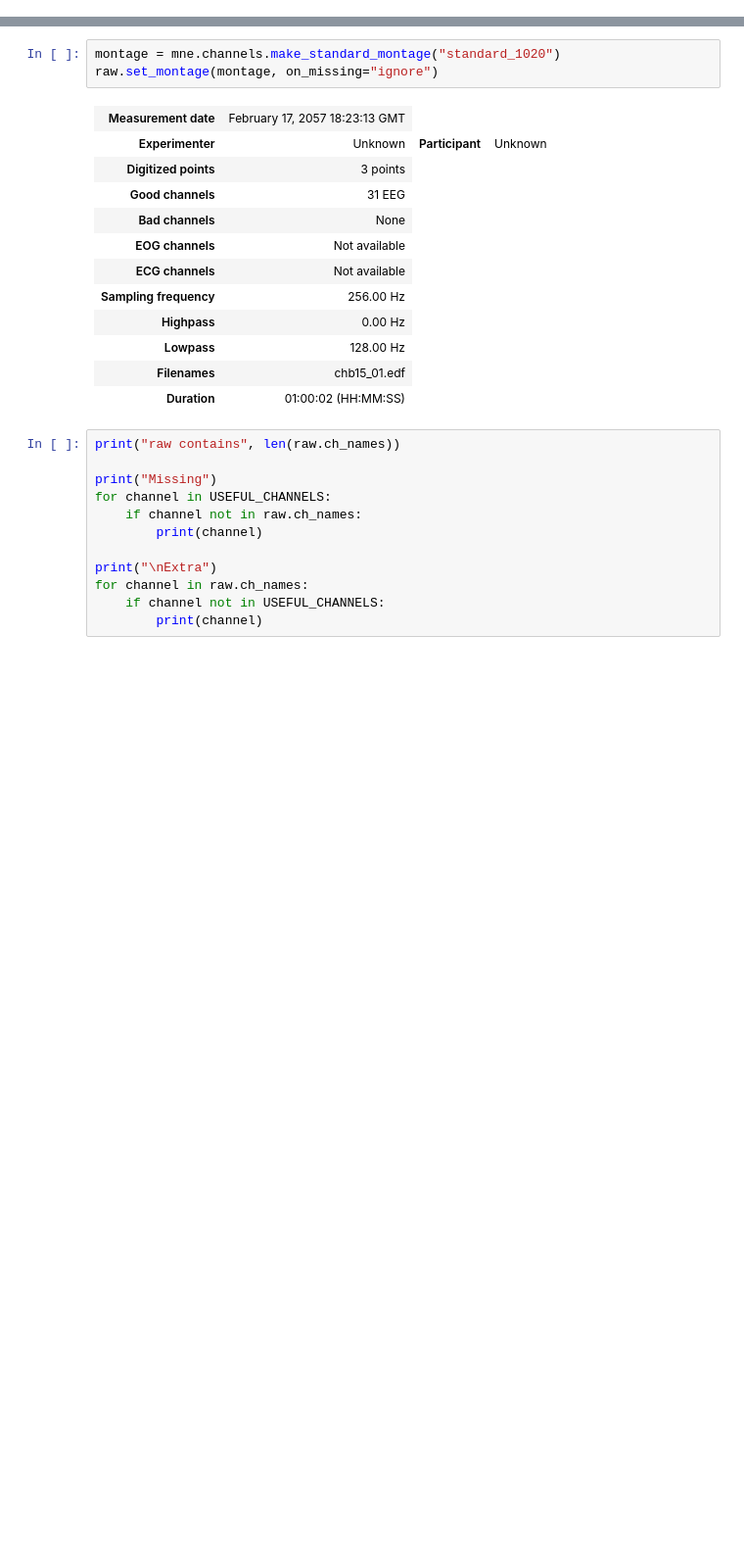
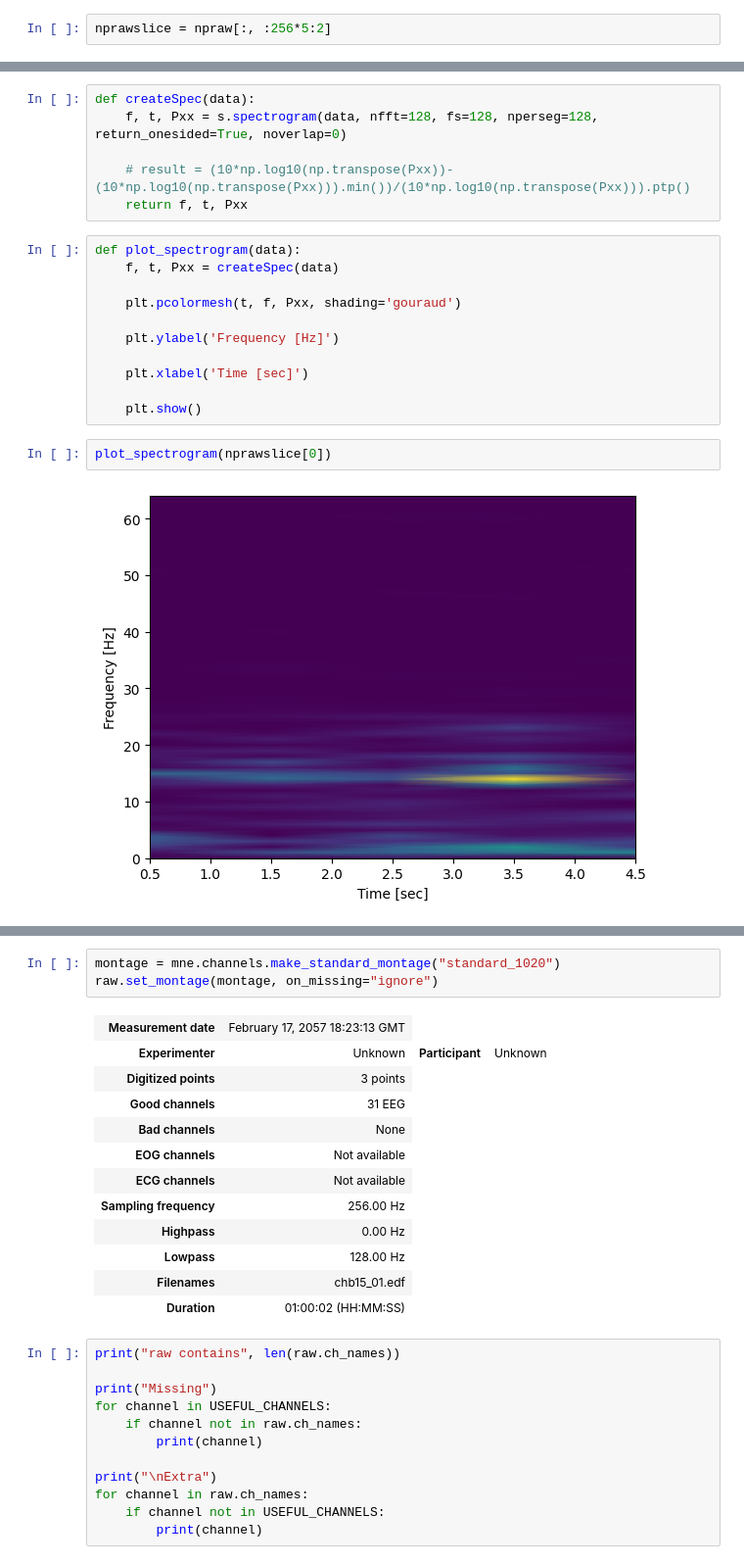
Before and after one commit to UniversityProjectsAtUnisa/epilepsy-prediction_thesis, a Jupyter notebook: scripts/dataset/test.ipynb, the cells around one changed output, grey strips where cells are left out. Shown at 98% size. Saved outputs shown, nothing was run; the diff lists cells and outputs as text; blank space fills up the shorter version.

```diff
--- a/scripts/dataset/test.ipynb
+++ b/scripts/dataset/test.ipynb
@@ -88,0 +150,2 @@ Loading data for 3 events and 1536 original time points ...
+# %%
+nprawslice = npraw[:, :256*5:2]
@@ -88,0 +168,21 @@ Loading data for 3 events and 1536 original time points ...
+# %%
+def createSpec(data):
+    f, t, Pxx = s.spectrogram(data, nfft=128, fs=128, nperseg=128, return_onesided=True, noverlap=0)
+
+    # result = (10*np.log10(np.transpose(Pxx))-(10*np.log10(np.transpose(Pxx))).min())/(10*np.log10(np.transpose(Pxx))).ptp()
+    return f, t, Pxx
+# %%
+def plot_spectrogram(data):
+    f, t, Pxx = createSpec(data)
+
+    plt.pcolormesh(t, f, Pxx, shading='gouraud')
+
+    plt.ylabel('Frequency [Hz]')
+
+    plt.xlabel('Time [sec]')
+
+    plt.show()
+# %%
+plot_spectrogram(nprawslice[0])
+# %% [output]
+[figure, added]
```
Also changed, not shown: parts of 25 cells of this notebook.
